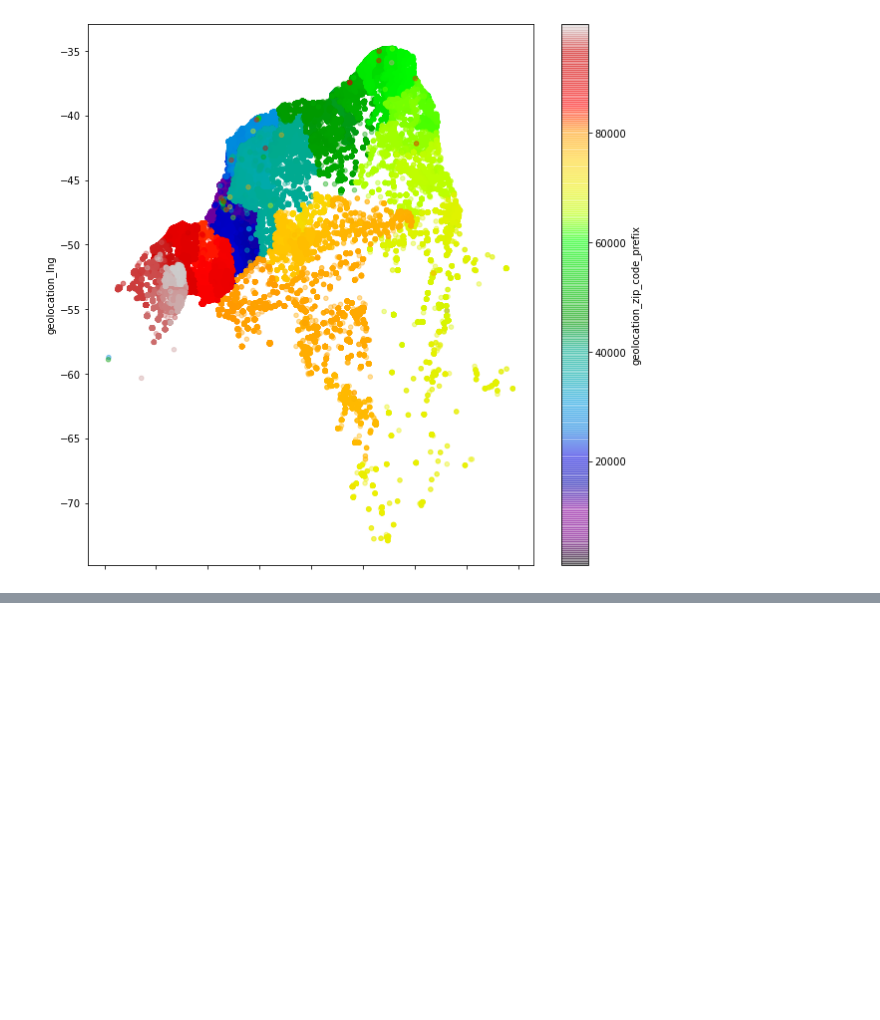
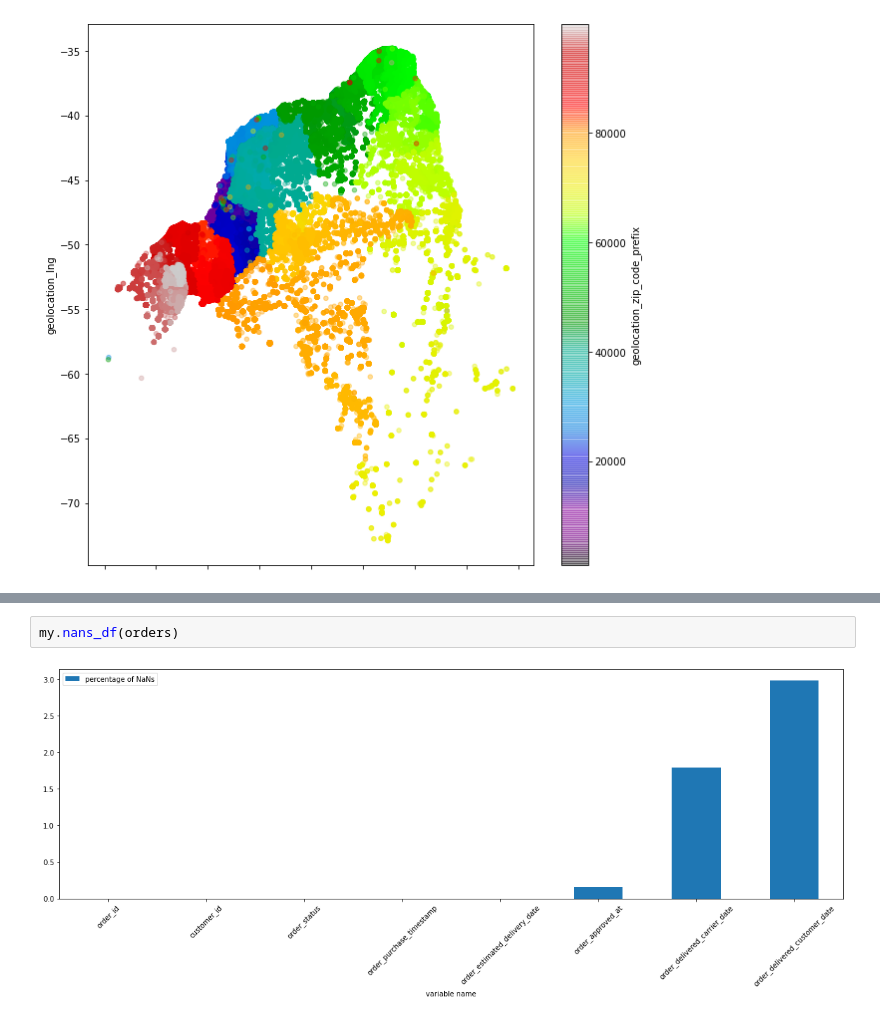
Before and after one commit to Soumaya-kh/POlist, a Jupyter notebook: POLIST_01_notebookanalyse.ipynb, the cells around one changed output, grey strips where cells are left out. Saved outputs shown, nothing was run; the diff lists cells and outputs as text; blank space fills up the shorter version.

```diff
--- a/POLIST_01_notebookanalyse.ipynb
+++ b/POLIST_01_notebookanalyse.ipynb
@@ -101,0 +144,4 @@ orders .head()
+# %%
+my.nans_df(orders)
+# %% [output]
+[figure, added]
```
Also changed, not shown: parts of 83 cells of this notebook.
